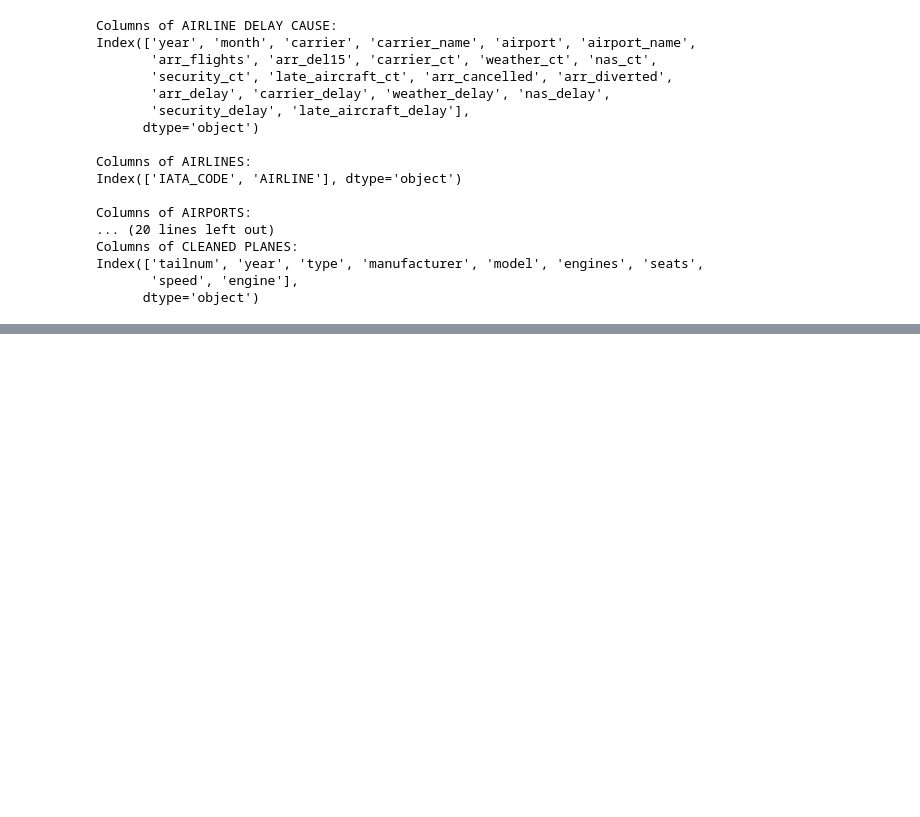
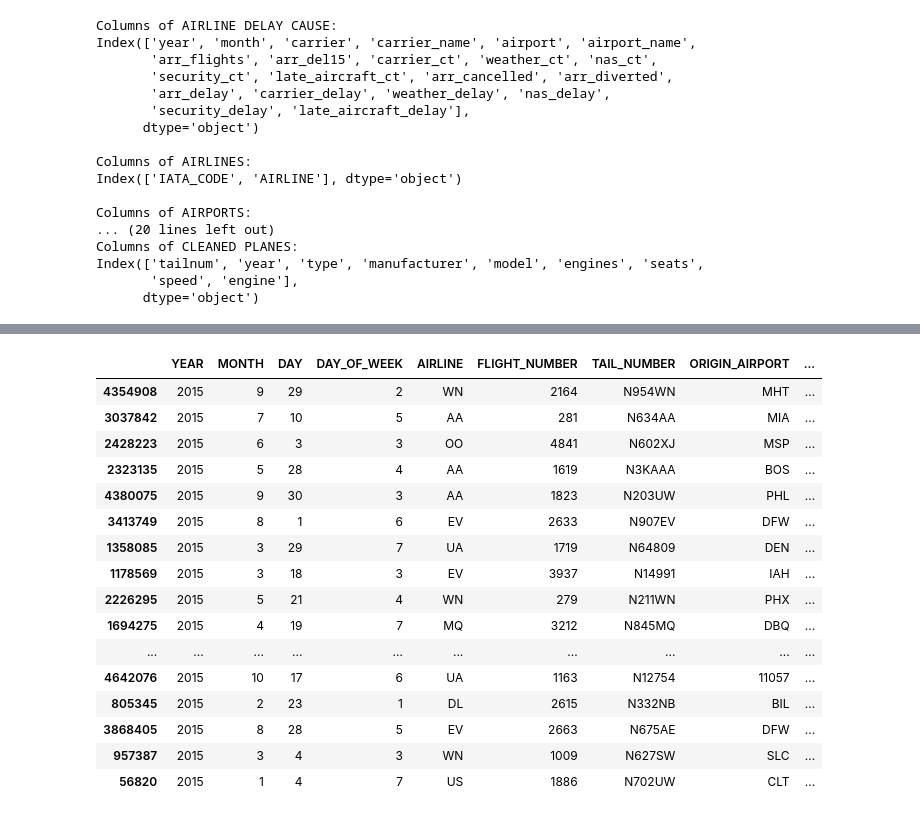
Before and after one commit to KBee-data/WCS-Project_Late-Aircraft-Prediction-System_Dashboard_Customer-Review-Sentiment-Analysis, a Jupyter notebook: notebooks/ML-AirlineDelayPrediction.ipynb, the cells around one changed output, grey strips where cells are left out. Saved outputs shown, nothing was run; the diff lists cells and outputs as text; code cells hidden in the pictures; blank space fills up the shorter version.

```diff
--- a/notebooks/ML-AirlineDelayPrediction.ipynb
+++ b/notebooks/ML-AirlineDelayPrediction.ipynb
@@ -27,3 +24,24 @@ df_planes_cleaned = pd.read_csv('/Users/kimberlyblack/Documents/GITHUB-projects/
+# %%
+from config import RAW_AIRLINE_DELAY_CAUSE
+from config import RAW_AIRLINES
+from config import RAW_AIRPORTS
+from config import RAW_DATA_FYYTg
+from config import RAW_FLIGHTS
+from config import CLEANED_PLANES
+from config import CLEANED_AIRCRAFT_DATA
+
+
+df_airline_delay_cause = pd.read_csv(RAW_AIRLINE_DELAY_CAUSE)
+
+df_airlines = pd.read_csv(RAW_AIRLINES)
+
+df_airports= pd.read_csv(RAW_AIRPORTS)
+
+df_cleaned_aircraft_data = pd.read_csv(CLEANED_AIRCRAFT_DATA)
+
+df_flights = pd.read_csv(RAW_FLIGHTS)
+
+df_planes_cleaned = pd.read_csv(CLEANED_PLANES)
 # %% [markdown]
 ## Observe columns in common
 # %%
@@ -99,3 +117,5 @@ Columns of CLEANED PLANES:
 Index(['tailnum', 'year', 'type', 'manufacturer', 'model', 'engines', 'seats',
        'speed', 'engine'],
       dtype='object')
+# %%
+pd.set_option('display.max_rows', None)
@@ -101,0 +142,20 @@ Index(['tailnum', 'year', 'type', 'manufacturer', 'model', 'engines', 'seats',
+# %%
+df_flights.sample(20)
+# %% [output]
+|  | YEAR | MONTH | DAY | DAY_OF_WEEK | AIRLINE | FLIGHT_NUMBER | TAIL_NUMBER | ORIGIN_AIRPORT | ... |
+| 4354908 | 2015 | 9 | 29 | 2 | WN | 2164 | N954WN | MHT | ... |
+| 3037842 | 2015 | 7 | 10 | 5 | AA | 281 | N634AA | MIA | ... |
+| 2428223 | 2015 | 6 | 3 | 3 | OO | 4841 | N602XJ | MSP | ... |
+| 2323135 | 2015 | 5 | 28 | 4 | AA | 1619 | N3KAAA | BOS | ... |
+| 4380075 | 2015 | 9 | 30 | 3 | AA | 1823 | N203UW | PHL | ... |
+| 3413749 | 2015 | 8 | 1 | 6 | EV | 2633 | N907EV | DFW | ... |
+| 1358085 | 2015 | 3 | 29 | 7 | UA | 1719 | N64809 | DEN | ... |
+| 1178569 | 2015 | 3 | 18 | 3 | EV | 3937 | N14991 | IAH | ... |
+| 2226295 | 2015 | 5 | 21 | 4 | WN | 279 | N211WN | PHX | ... |
+| 1694275 | 2015 | 4 | 19 | 7 | MQ | 3212 | N845MQ | DBQ | ... |
+| ... | ... | ... | ... | ... | ... | ... | ... | ... | ... |
+| 4642076 | 2015 | 10 | 17 | 6 | UA | 1163 | N12754 | 11057 | ... |
+| 805345 | 2015 | 2 | 23 | 1 | DL | 2615 | N332NB | BIL | ... |
+| 3868405 | 2015 | 8 | 28 | 5 | EV | 2663 | N675AE | DFW | ... |
+| 957387 | 2015 | 3 | 4 | 3 | WN | 1009 | N627SW | SLC | ... |
+| 56820 | 2015 | 1 | 4 | 7 | US | 1886 | N702UW | CLT | ... |
```
Also changed, not shown: parts of 23 cells of this notebook, 5 other files.
